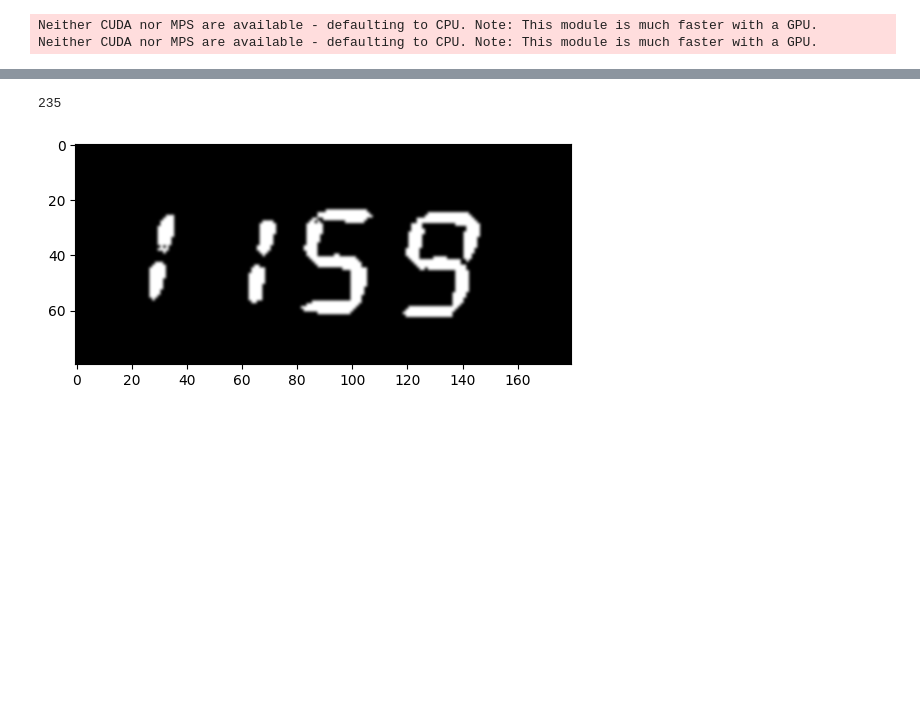
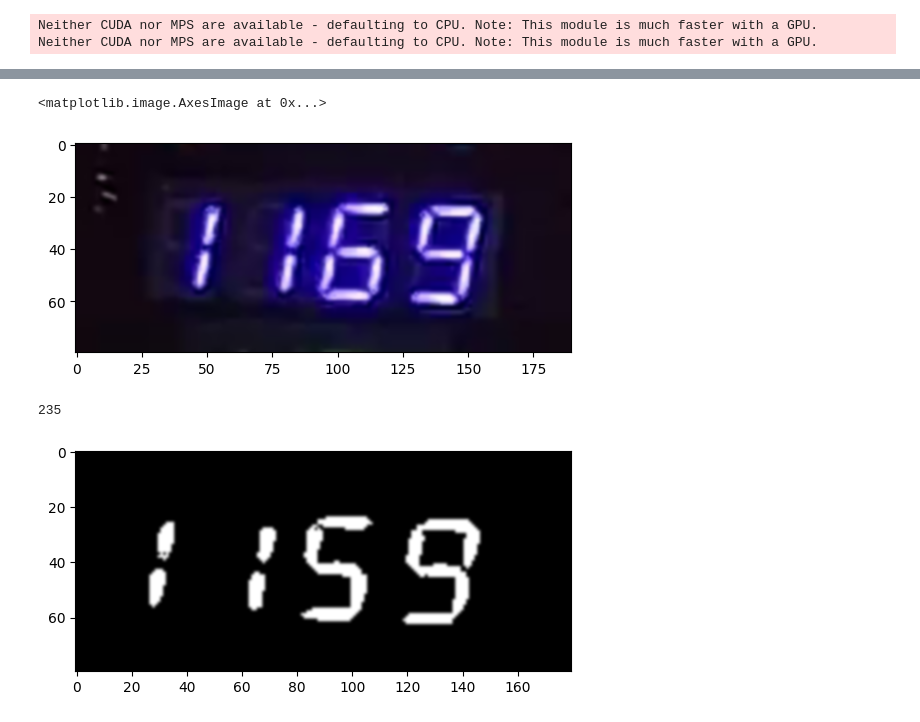
Before and after one commit to Jliporace/reading-kiln-termostat, a Jupyter notebook: notebooks/Untitled.ipynb, the cells around one changed output, grey strips where cells are left out. Saved outputs shown, nothing was run; the diff lists cells and outputs as text; code cells hidden in the pictures; blank space fills up the shorter version.

```diff
--- a/notebooks/Untitled.ipynb
+++ b/notebooks/Untitled.ipynb
@@ -29,3 +48,8 @@ reader.readtext(x_1173, allowlist='0123456789', paragraph = True)
+# %%
+plt.imshow(image[445:525, 600:790], cmap = 'gray', interpolation = 'bicubic')
+# %% [output]
+<matplotlib.image.AxesImage at 0x...>
+[figure, added]
 # %%
 rede = '/home/jessica/reading-kiln-termostat/data/processed_recordings/04-09-2023-esmalte/cropped_datetime/2023-09-04_17:00:59.png'
 redb = '/home/jessica/reading-kiln-termostat/data/processed_recordings/04-09-2023-esmalte/cropped_datetime/2023-09-04_17:40:43.png'
```
Also changed, not shown: parts of 7 cells of this notebook, 23 other files.
